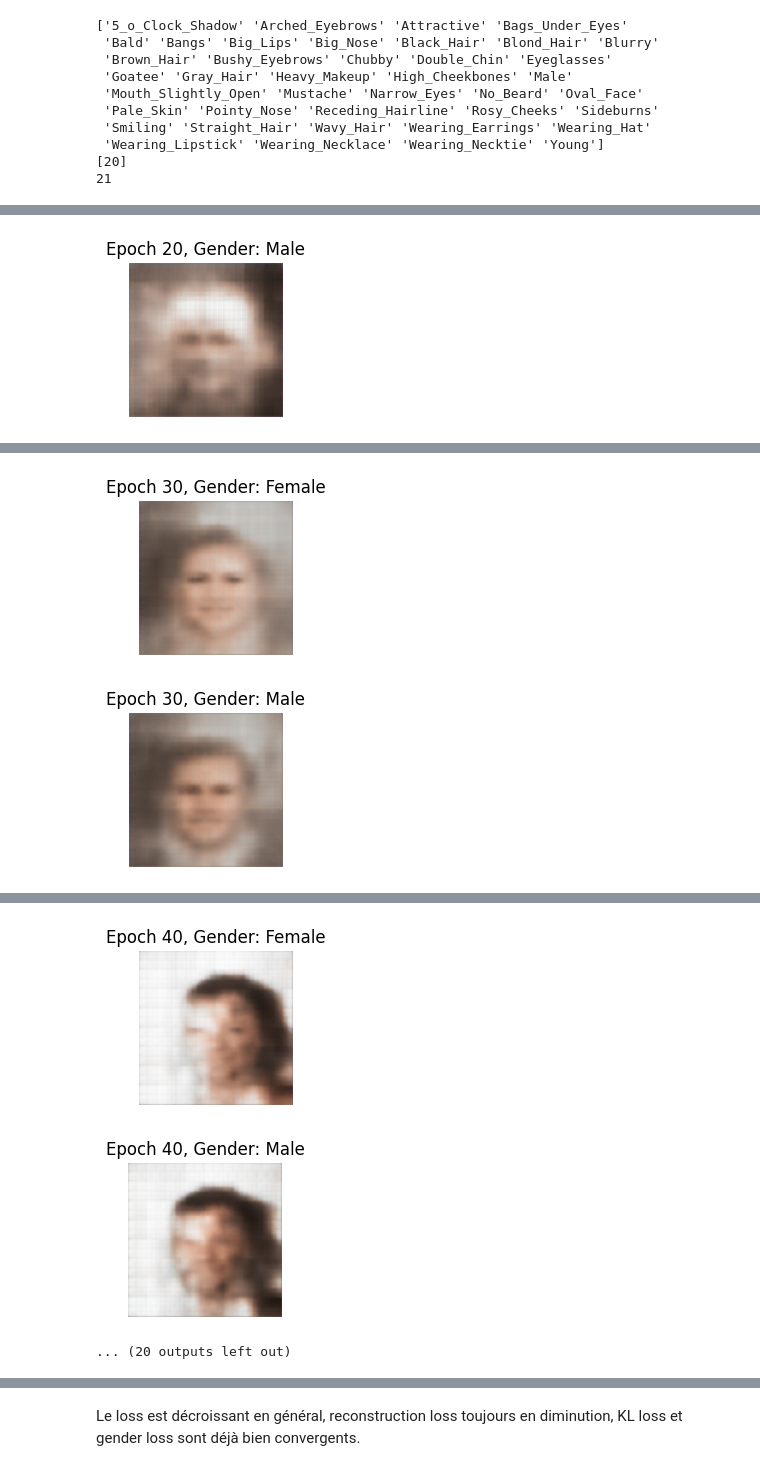
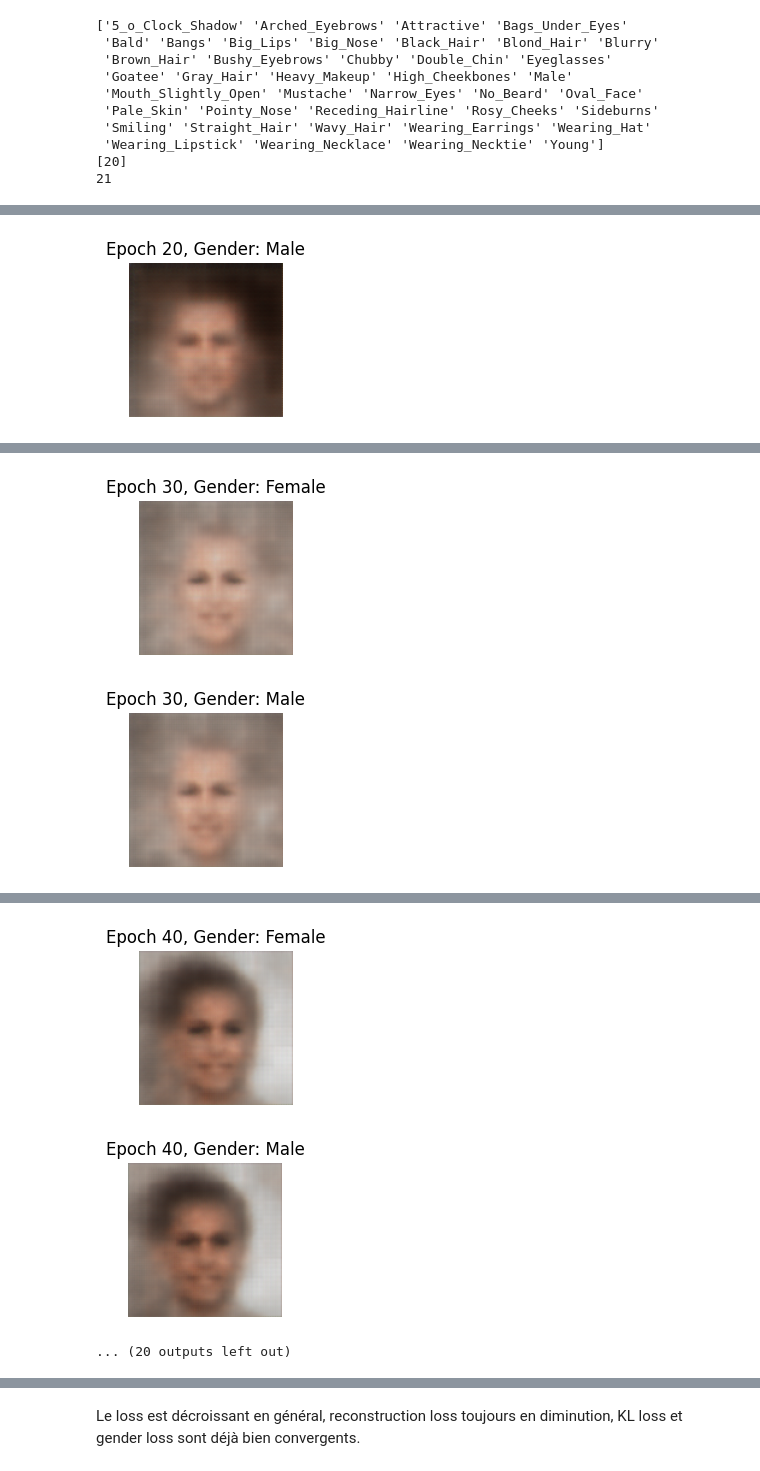
Before and after one commit to CamilleRimaud/Groupe5-4BiM, a Jupyter notebook: CVAE_callbacks.ipynb, the cells around one changed output, grey strips where cells are left out. Saved outputs shown, nothing was run; the diff lists cells and outputs as text; code cells hidden in the pictures.

```diff
--- a/CVAE_callbacks.ipynb
+++ b/CVAE_callbacks.ipynb
@@ -115,13 +119,13 @@ print(my_index)
 21
 # %%
 attributes = np.loadtxt("list_attr_celeba.txt", skiprows=2, dtype='str')
-attributes_short = attributes[0:999]
+attributes_short = attributes[0:1000]
 genre = np.array(attributes_short[:,my_index], dtype=int)
 unique, counts = np.unique(genre, return_counts=True)
 unique = map(str, unique)
 counts = map(int, counts)
 headcounts=dict(zip(unique, counts))
 
-# Permet de voir si la répartition est équilibrée
+# Allows you to see if the distribution of the attribute is balanced
 print(f"{my_attribute} repartition {headcounts}")
 # %% [output]
@@ -170,6 +204,28 @@ def build_encoder(input_shape=(128, 128, 3)):
     return encoder
 # %%
 def build_decoder(output_shape=(128, 128, 3)):
+    '''
+
+    Parameters
+    ----------
+      - The latent vector of size latent_dim
+
+    Details
+    -------
+    The decoder is structured as followed:
+      - 1 dense layer to extract information from the latent vector into a 1D vector of size 16 384 (8*8*256)
+      - 1 reshape layer to reshape the vector to the shape (8, 8, 256). This corresponds to a "features map" of size 8x8 with 256 channels.
+      This format is necessary to apply the following transposed convolution operations in the rest of the network.
+      - 4 transposed convolution layers to increase the size of the image (doubling the width and height) while gradually reducing the number of channels (256 -> 128 -> 64 -> 32 -> 16)
+      - One last transposed convolution layer generates the output image. It uses 3 filters, which corresponds the 3 channels of a RGB image.
+      The sigmoid activation function is used here because it produces values between 0 and 1, to keep a normalized image.
+
+
+    Returns
+    -------
+    A keras Model able to decode a latent vector of size latent_dim into an image of shape (128, 128, 3)
+
+    '''
     latent_input = Input(shape=(latent_dim,), name="decoder_latent_input")
     label_input = Input(shape=(1,), name="decoder_label_input")
 
@@ -279,6 +370,7 @@ class GenerateImageCallback(tf.keras.callbacks.Callback):
                 plt.title(f"Epoch {epoch+1}, Gender: {'Male' if gender_val == 1 else 'Female'}")
                 plt.show()
 # %%
+latent_dim = 32  #  latent space dimension
 encoder = build_encoder(input_shape=(128, 128, 3))
 decoder = build_decoder(output_shape=(128, 128, 3))
 encoder.summary()
@@ -330,6 +422,6 @@ Model: "decoder"
  Non-trainable params: 0 (0.00 B)
 # %%
 x_train, x_test, y_train, y_test = train_test_split(data, genre, test_size=0.33, random_state=42)
-x_t = x_train/255
+x_t = x_train
 print(y_train[0:99])
 # %% [output]
@@ -363,17 +437,15 @@ reconstruction_loss_history = []
 kl_loss_history = []
 gender_loss_history = []
 # %%
-# Construction du CVAE
-cvae = CVAE(encoder, decoder)
+# Create CVAE model
+cvae = CVAE(encoder, decoder, variational=True)
 
-# Initialiser les callbacks
-history_callback = LossHistoryCallback() # Pour enregistrer les loss
-gen_callback = GenerateImageCallback(decoder, latent_dim=8, epoch_interval=10) # Pour observer la qualité d'images générées chaque 10 epochs
+# Initialise callbacks
+history_callback = LossHistoryCallback() # To save the loss
+gen_callback = GenerateImageCallback(decoder, latent_dim=latent_dim, epoch_interval=10) # To see the quality of the imaes we generate at every 10 epochs
 
-# Fit le modèle
+# Model compiling and training
 cvae.compile(optimizer=keras.optimizers.Adam(clipnorm=1.0))
 cvae.fit(x_t, y_train, epochs=100, batch_size=32, callbacks=[history_callback, gen_callback])
-
-#cvae.fit(x_t, y_train, epochs=100, batch_size=32, callbacks=[tensorboard_callback]) Ne marche pas encore...
 # %% [output]
 Epoch 1/100
@@ -419 +491 @@ Epoch 20/100
-[figure, old version]
+[figure, new version]
@@ -437,2 +509,2 @@ Epoch 30/100
-[figure, old version]
+[figure, new version]
-[figure, old version]
+[figure, new version]
@@ -456,3 +528,3 @@ Epoch 40/100
-[figure, old version]
+[figure, new version]
-[figure, old version]
+[figure, new version]
 ... (20 outputs left out)
```
Also changed, not shown: parts of 24 cells of this notebook.
